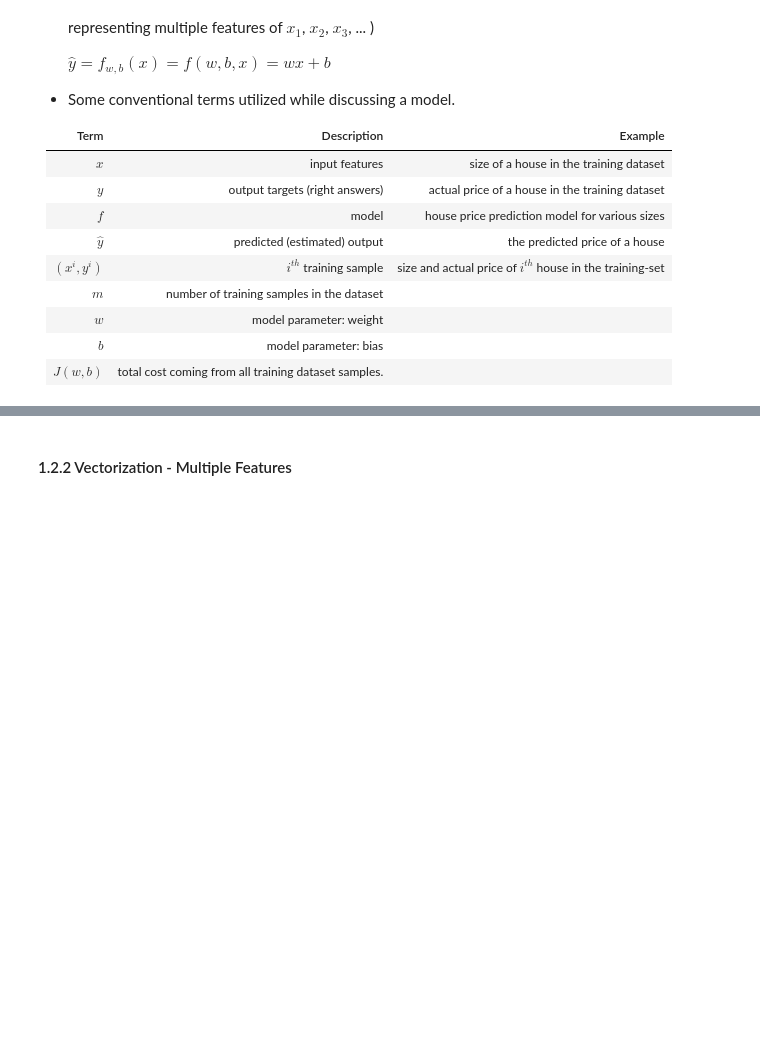
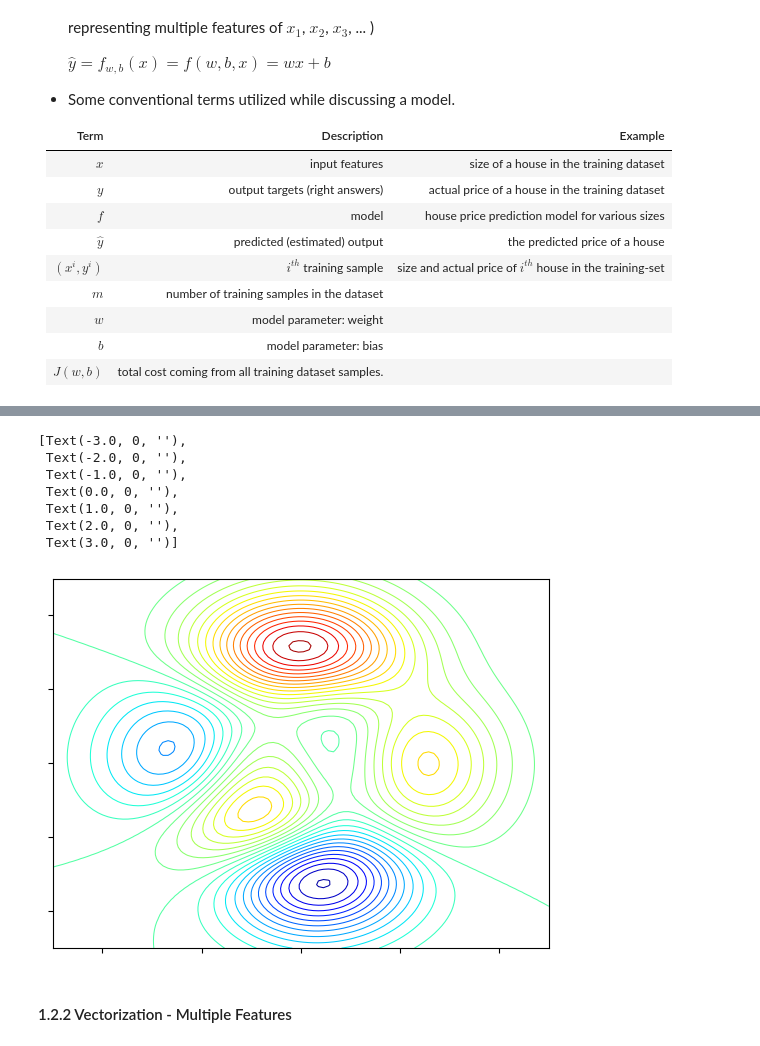
Before and after one commit to rctn-dev/machine-learning-from-scratch, a Jupyter notebook: ml_notebook.ipynb, the cells around one changed output, grey strips where cells are left out. Drawn from its saved outputs; the diff is of its cells as text; code cells hidden in the pictures; blank space fills up the shorter version.

```diff
--- a/ml_notebook.ipynb
+++ b/ml_notebook.ipynb
@@ -110,3 +142,33 @@ $b^{k+1}=b^{k}-\alpha\frac{\partial{J}}{\partial{b}}|_{b^k} $
+# %%
+
+import matplotlib.pyplot as plt
+import numpy as np
+#if using a Jupyter notebook, include:
+%matplotlib inline
+import matplotlib as mpl
+cmap = mpl.colormaps['viridis']
+rng=2.5
+x = np.linspace(-rng,rng,100)
+y = np.linspace(-rng,rng,100)
+X,Y = np.meshgrid(x,y)
+Z=3*(1-X)**2*np.exp(-(X**2) - (Y+1)**2)- 10*(X/5 - X**3 - Y**5)*np.exp(-X**2-Y**2) - 1/3*np.exp(-(X+1)**2 - Y**2)
+
+
+fig, ax = plt.subplots()
+
+CS=ax.contour(X,Y,Z,30,cmap='jet',linewidths=0.75)
+#ax.axis(False)
+ax.set_yticklabels([])
+ax.set_xticklabels([])
+# %% [output]
+[Text(-3.0, 0, ''),
+ Text(-2.0, 0, ''),
+ Text(-1.0, 0, ''),
+ Text(0.0, 0, ''),
+ Text(1.0, 0, ''),
+ Text(2.0, 0, ''),
+ Text(3.0, 0, '')]
+[figure, added]
 # %% [markdown]
 #### 1.2.2 Vectorization - Multiple Features
 # %% [markdown]
```
Also changed, not shown: parts of 7 cells of this notebook, 4 other files.
